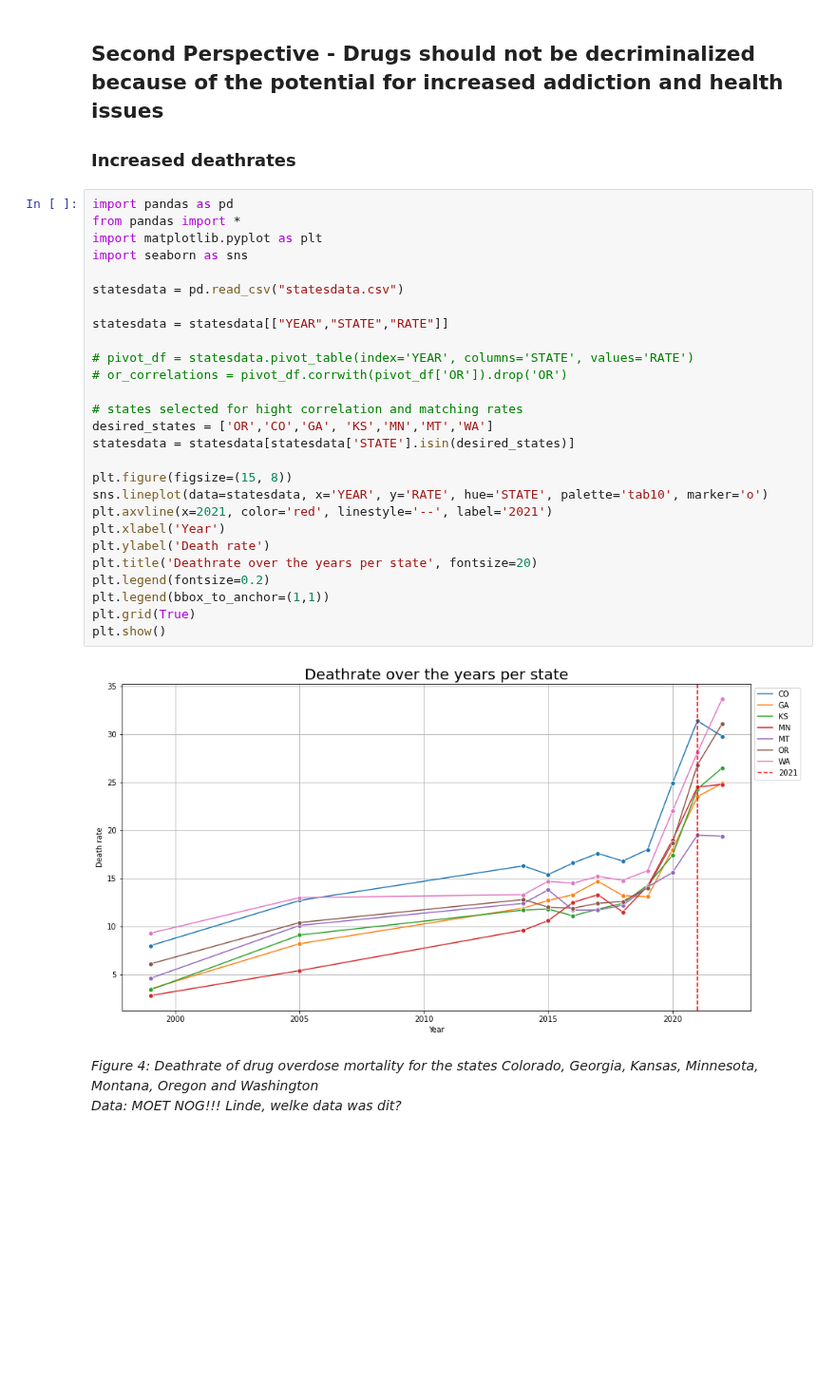
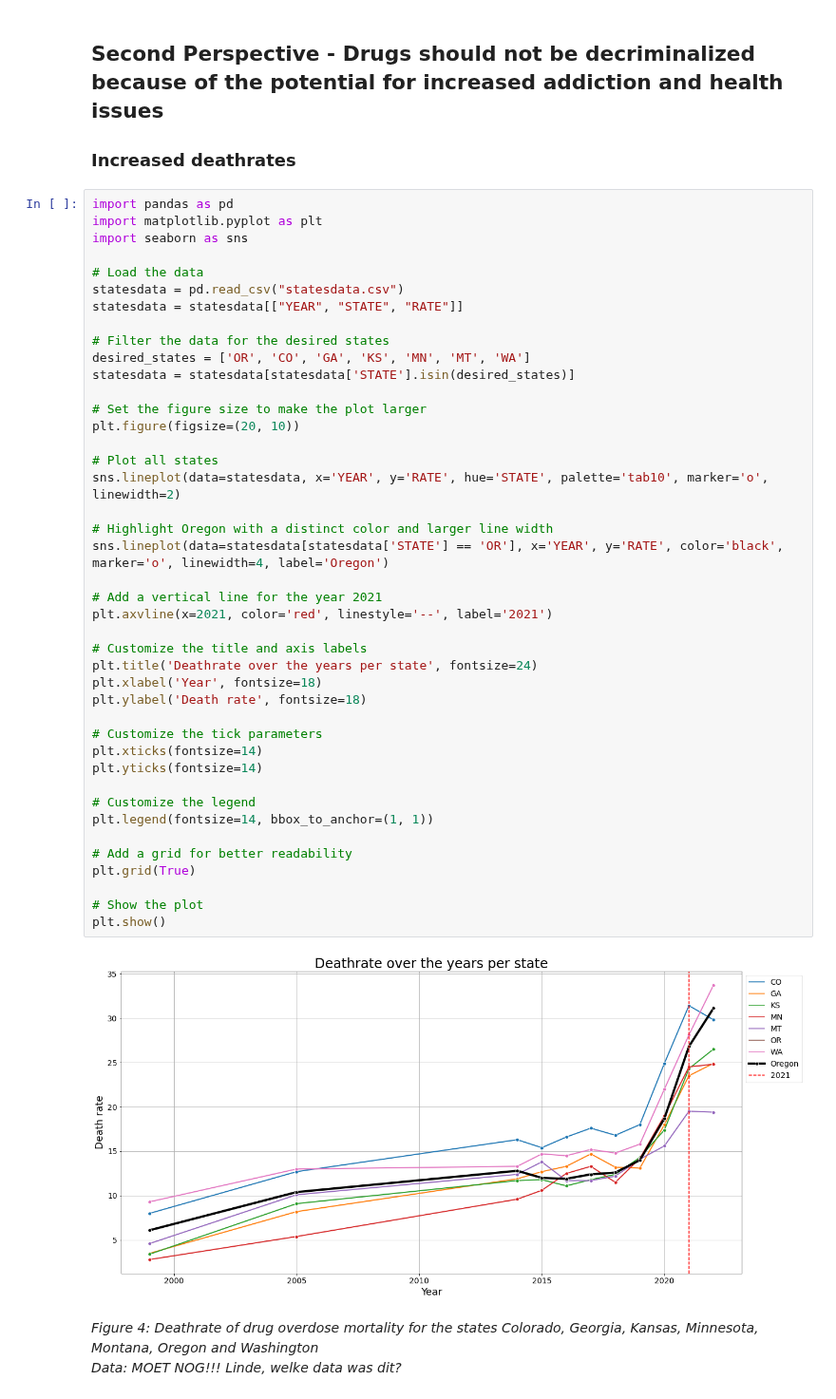
Before and after one commit to ChiaraPatania/InfoVis, a Jupyter notebook: docs/arguments.ipynb, the cells around one changed output. Shown at 95% size. Saved outputs shown, nothing was run; the diff lists cells and outputs as text; blank space fills up the shorter version.

```diff
--- a/docs/arguments.ipynb
+++ b/docs/arguments.ipynb
@@ -478,33 +489,48 @@ In 2001, the year the new drug decriminalization legislation came into effect, m
 ### Increased deathrates
 # %%
 import pandas as pd
-from pandas import *
 import matplotlib.pyplot as plt
 import seaborn as sns
 
+# Load the data
 statesdata = pd.read_csv("statesdata.csv")
+statesdata = statesdata[["YEAR", "STATE", "RATE"]]
 
-statesdata = statesdata[["YEAR","STATE","RATE"]]
-
-# pivot_df = statesdata.pivot_table(index='YEAR', columns='STATE', values='RATE')
-# or_correlations = pivot_df.corrwith(pivot_df['OR']).drop('OR')
-
-# states selected for hight correlation and matching rates
-desired_states = ['OR','CO','GA', 'KS','MN','MT','WA']
+# Filter the data for the desired states
+desired_states = ['OR', 'CO', 'GA', 'KS', 'MN', 'MT', 'WA']
 statesdata = statesdata[statesdata['STATE'].isin(desired_states)]
 
-plt.figure(figsize=(15, 8))
-sns.lineplot(data=statesdata, x='YEAR', y='RATE', hue='STATE', palette='tab10', marker='o')
+# Set the figure size to make the plot larger
+plt.figure(figsize=(20, 10))
+
+# Plot all states
+sns.lineplot(data=statesdata, x='YEAR', y='RATE', hue='STATE', palette='tab10', marker='o', linewidth=2)
+
+# Highlight Oregon with a distinct color and larger line width
+sns.lineplot(data=statesdata[statesdata['STATE'] == 'OR'], x='YEAR', y='RATE', color='black', marker='o', linewidth=4, label='Oregon')
+
+# Add a vertical line for the year 2021
 plt.axvline(x=2021, color='red', linestyle='--', label='2021')
-plt.xlabel('Year')
-plt.ylabel('Death rate')
-plt.title('Deathrate over the years per state', fontsize=20)
-plt.legend(fontsize=0.2)
-plt.legend(bbox_to_anchor=(1,1))
+
+# Customize the title and axis labels
+plt.title('Deathrate over the years per state', fontsize=24)
+plt.xlabel('Year', fontsize=18)
+plt.ylabel('Death rate', fontsize=18)
+
+# Customize the tick parameters
+plt.xticks(fontsize=14)
+plt.yticks(fontsize=14)
+
+# Customize the legend
+plt.legend(fontsize=14, bbox_to_anchor=(1, 1))
+
+# Add a grid for better readability
 plt.grid(True)
+
+# Show the plot
 plt.show()
 # %% [output]
-[figure, old version]
+[figure, new version]
 # %% [markdown]
 *Figure 4: Deathrate of drug overdose mortality for the states Colorado, Georgia, Kansas, Minnesota, Montana, Oregon and Washington*
 <br>
```
Also changed, not shown: parts of 2 cells of this notebook.
